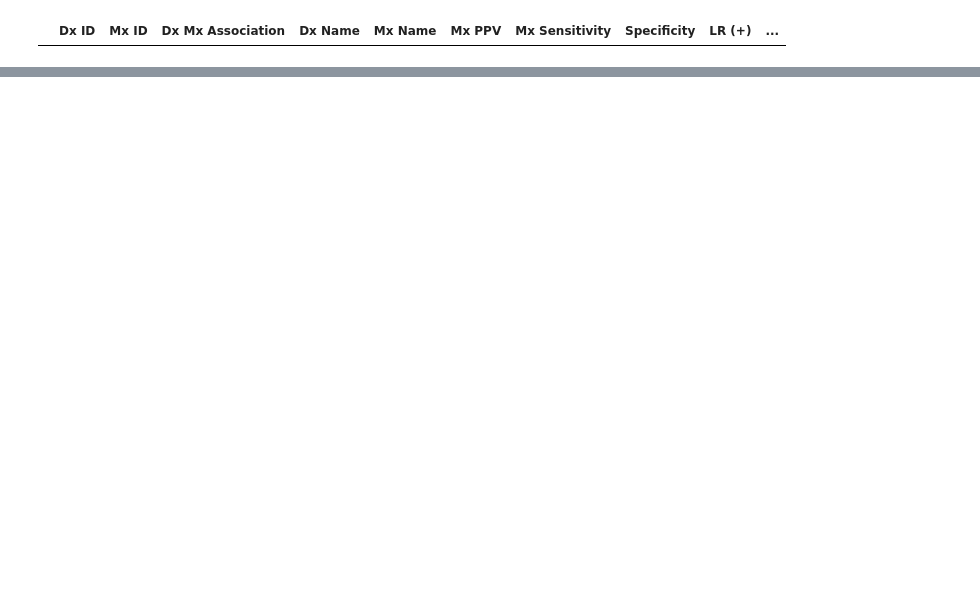
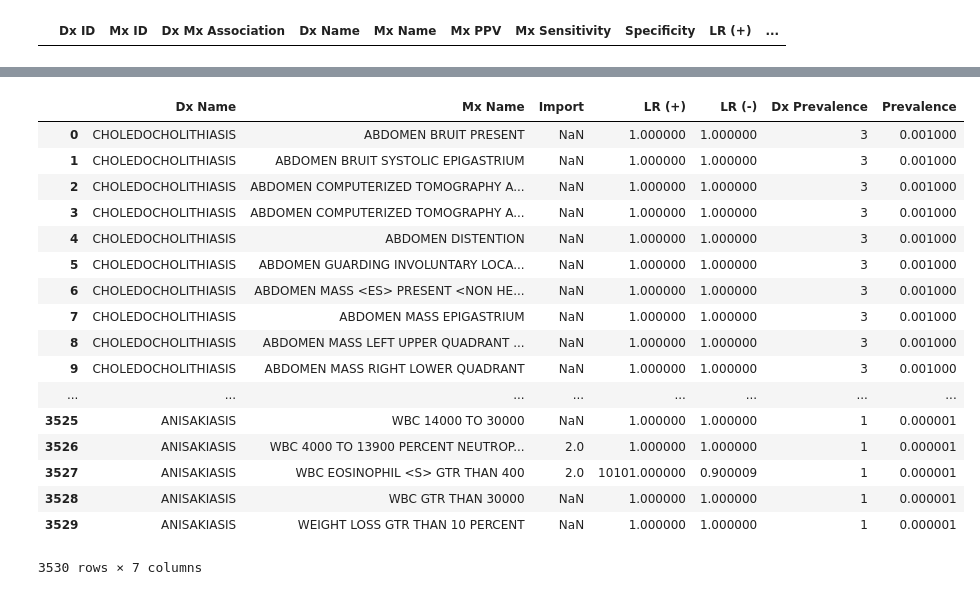
Before and after one commit to alvinjeffery/cds_bayes, a Jupyter notebook: cds_df.ipynb, the cells around one changed output, grey strips where cells are left out. Saved outputs shown, nothing was run; the diff lists cells and outputs as text; code cells hidden in the pictures; blank space fills up the shorter version.

Commit message:
clean up after presentation

```diff
--- a/cds_df.ipynb
+++ b/cds_df.ipynb
@@ -335,0 +284,7 @@ df_final.to_csv('DxMxLR.csv')
+# %%
+df_test = df_all.merge(df_final, how = 'left', on = ['Dx Name', 'Mx Name'])
+# %%
+df_test = df_test.drop(['Prevalence'], axis=1)
+df_test = df_test.drop(['Association'], axis=1)
+
+df_test.head()
@@ -335,0 +307,4 @@ df_final.to_csv('DxMxLR.csv')
+# %%
+df_prev['Dx Name'] = df_prev['Dx Name'].str.upper()
+
+df_prev
@@ -335,0 +323,4 @@ df_final.to_csv('DxMxLR.csv')
+# %%
+df_test = pd.merge(df_test, df_prev[['Dx Name', 'Dx Prevalence']], how='left', on='Dx Name')
+
+df_test.head()
@@ -335,0 +334,27 @@ df_final.to_csv('DxMxLR.csv')
+# %%
+df_test['LR (+)'] = df_test['LR (+)'].fillna(value = 1)
+df_test['LR (-)'] = df_test['LR (-)'].fillna(value = 1)
+
+# convert prevalances back to proportions
+df_test['Prevalence'] = df_test['Dx Prevalence'].map(PREV)
+
+df_test
+# %% [output]
+|  | Dx Name | Mx Name | Import | LR (+) | LR (-) | Dx Prevalence | Prevalence |
+| 0 | CHOLEDOCHOLITHIASIS | ABDOMEN BRUIT PRESENT | NaN | 1.000000 | 1.000000 | 3 | 0.001000 |
+| 1 | CHOLEDOCHOLITHIASIS | ABDOMEN BRUIT SYSTOLIC EPIGASTRIUM | NaN | 1.000000 | 1.000000 | 3 | 0.001000 |
+| 2 | CHOLEDOCHOLITHIASIS | ABDOMEN COMPUTERIZED TOMOGRAPHY A... | NaN | 1.000000 | 1.000000 | 3 | 0.001000 |
+| 3 | CHOLEDOCHOLITHIASIS | ABDOMEN COMPUTERIZED TOMOGRAPHY A... | NaN | 1.000000 | 1.000000 | 3 | 0.001000 |
+| 4 | CHOLEDOCHOLITHIASIS | ABDOMEN DISTENTION | NaN | 1.000000 | 1.000000 | 3 | 0.001000 |
+| 5 | CHOLEDOCHOLITHIASIS | ABDOMEN GUARDING INVOLUNTARY LOCA... | NaN | 1.000000 | 1.000000 | 3 | 0.001000 |
+| 6 | CHOLEDOCHOLITHIASIS | ABDOMEN MASS <ES> PRESENT <NON HE... | NaN | 1.000000 | 1.000000 | 3 | 0.001000 |
+| 7 | CHOLEDOCHOLITHIASIS | ABDOMEN MASS EPIGASTRIUM | NaN | 1.000000 | 1.000000 | 3 | 0.001000 |
+| 8 | CHOLEDOCHOLITHIASIS | ABDOMEN MASS LEFT UPPER QUADRANT ... | NaN | 1.000000 | 1.000000 | 3 | 0.001000 |
+| 9 | CHOLEDOCHOLITHIASIS | ABDOMEN MASS RIGHT LOWER QUADRANT | NaN | 1.000000 | 1.000000 | 3 | 0.001000 |
+| ... | ... | ... | ... | ... | ... | ... | ... |
+| 3525 | ANISAKIASIS | WBC 14000 TO 30000 | NaN | 1.000000 | 1.000000 | 1 | 0.000001 |
+| 3526 | ANISAKIASIS | WBC 4000 TO 13900 PERCENT NEUTROP... | 2.0 | 1.000000 | 1.000000 | 1 | 0.000001 |
+| 3527 | ANISAKIASIS | WBC EOSINOPHIL <S> GTR THAN 400 | 2.0 | 10101.000000 | 0.900009 | 1 | 0.000001 |
+| 3528 | ANISAKIASIS | WBC GTR THAN 30000 | NaN | 1.000000 | 1.000000 | 1 | 0.000001 |
+| 3529 | ANISAKIASIS | WEIGHT LOSS GTR THAN 10 PERCENT | NaN | 1.000000 | 1.000000 | 1 | 0.000001 |
+3530 rows × 7 columns
```
Also changed, not shown: parts of 21 cells of this notebook, 26 other files.
